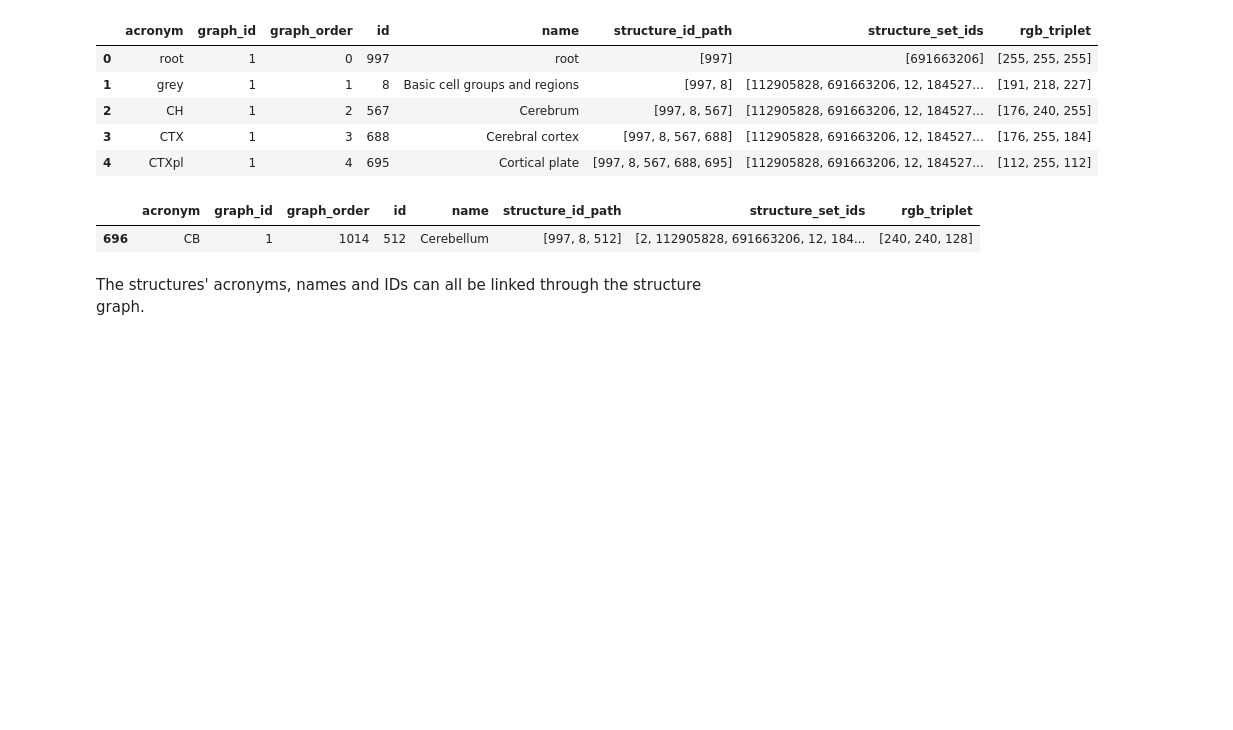
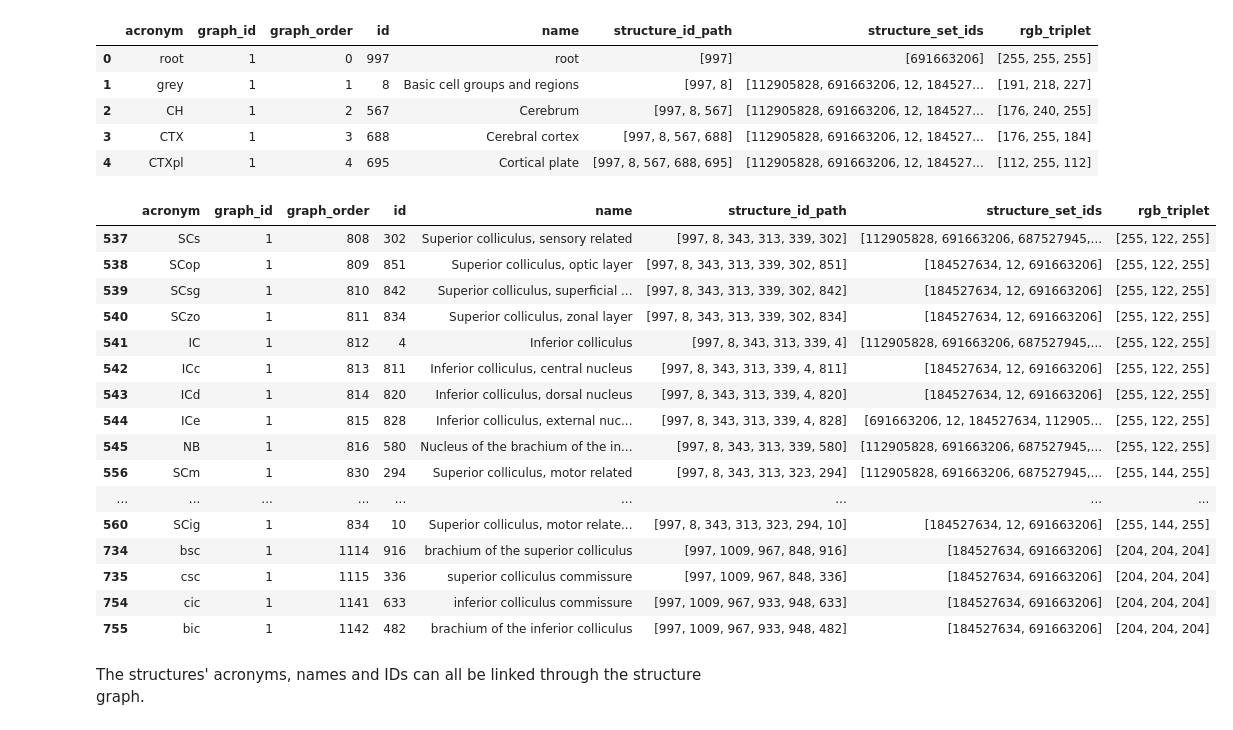
Before and after one commit to BrainSharer/pipeline, a Jupyter notebook: in_development/edward/CCF_Tutorial.ipynb, the cells around one changed output. Cells and saved outputs as stored; diff of their text form; code cells hidden in the pictures; blank space fills up the shorter version.

```diff
--- a/in_development/edward/CCF_Tutorial.ipynb
+++ b/in_development/edward/CCF_Tutorial.ipynb
@@ -59,10 +57,25 @@ sg.head()
 | 3 | CTX | 1 | 3 | 688 | Cerebral cortex | [997, 8, 567, 688] | [112905828, 691663206, 12, 184527... | [176, 255, 184] |
 | 4 | CTXpl | 1 | 4 | 695 | Cortical plate | [997, 8, 567, 688, 695] | [112905828, 691663206, 12, 184527... | [112, 255, 112] |
 # %%
-sg.loc[sg['name'] == 'Cerebellum']
+sg[sg['name'].str.contains("colliculus")]
 # %% [output]
 |  | acronym | graph_id | graph_order | id | name | structure_id_path | structure_set_ids | rgb_triplet |
-| 696 | CB | 1 | 1014 | 512 | Cerebellum | [997, 8, 512] | [2, 112905828, 691663206, 12, 184... | [240, 240, 128] |
+| 537 | SCs | 1 | 808 | 302 | Superior colliculus, sensory related | [997, 8, 343, 313, 339, 302] | [112905828, 691663206, 687527945,... | [255, 122, 255] |
+| 538 | SCop | 1 | 809 | 851 | Superior colliculus, optic layer | [997, 8, 343, 313, 339, 302, 851] | [184527634, 12, 691663206] | [255, 122, 255] |
+| 539 | SCsg | 1 | 810 | 842 | Superior colliculus, superficial ... | [997, 8, 343, 313, 339, 302, 842] | [184527634, 12, 691663206] | [255, 122, 255] |
+| 540 | SCzo | 1 | 811 | 834 | Superior colliculus, zonal layer | [997, 8, 343, 313, 339, 302, 834] | [184527634, 12, 691663206] | [255, 122, 255] |
+| 541 | IC | 1 | 812 | 4 | Inferior colliculus | [997, 8, 343, 313, 339, 4] | [112905828, 691663206, 687527945,... | [255, 122, 255] |
+| 542 | ICc | 1 | 813 | 811 | Inferior colliculus, central nucleus | [997, 8, 343, 313, 339, 4, 811] | [184527634, 12, 691663206] | [255, 122, 255] |
+| 543 | ICd | 1 | 814 | 820 | Inferior colliculus, dorsal nucleus | [997, 8, 343, 313, 339, 4, 820] | [184527634, 12, 691663206] | [255, 122, 255] |
+| 544 | ICe | 1 | 815 | 828 | Inferior colliculus, external nuc... | [997, 8, 343, 313, 339, 4, 828] | [691663206, 12, 184527634, 112905... | [255, 122, 255] |
+| 545 | NB | 1 | 816 | 580 | Nucleus of the brachium of the in... | [997, 8, 343, 313, 339, 580] | [112905828, 691663206, 687527945,... | [255, 122, 255] |
+| 556 | SCm | 1 | 830 | 294 | Superior colliculus, motor related | [997, 8, 343, 313, 323, 294] | [112905828, 691663206, 687527945,... | [255, 144, 255] |
+| ... | ... | ... | ... | ... | ... | ... | ... | ... |
+| 560 | SCig | 1 | 834 | 10 | Superior colliculus, motor relate... | [997, 8, 343, 313, 323, 294, 10] | [184527634, 12, 691663206] | [255, 144, 255] |
+| 734 | bsc | 1 | 1114 | 916 | brachium of the superior colliculus | [997, 1009, 967, 848, 916] | [184527634, 691663206] | [204, 204, 204] |
+| 735 | csc | 1 | 1115 | 336 | superior colliculus commissure | [997, 1009, 967, 848, 336] | [184527634, 691663206] | [204, 204, 204] |
+| 754 | cic | 1 | 1141 | 633 | inferior colliculus commissure | [997, 1009, 967, 933, 948, 633] | [184527634, 691663206] | [204, 204, 204] |
+| 755 | bic | 1 | 1142 | 482 | brachium of the inferior colliculus | [997, 1009, 967, 933, 948, 482] | [184527634, 691663206] | [204, 204, 204] |
 # %% [markdown]
 The structures' acronyms, names and IDs can all be linked through the structure graph.
 # %% [markdown]
```
Also changed, not shown: parts of 3 cells of this notebook, 9 other files.
